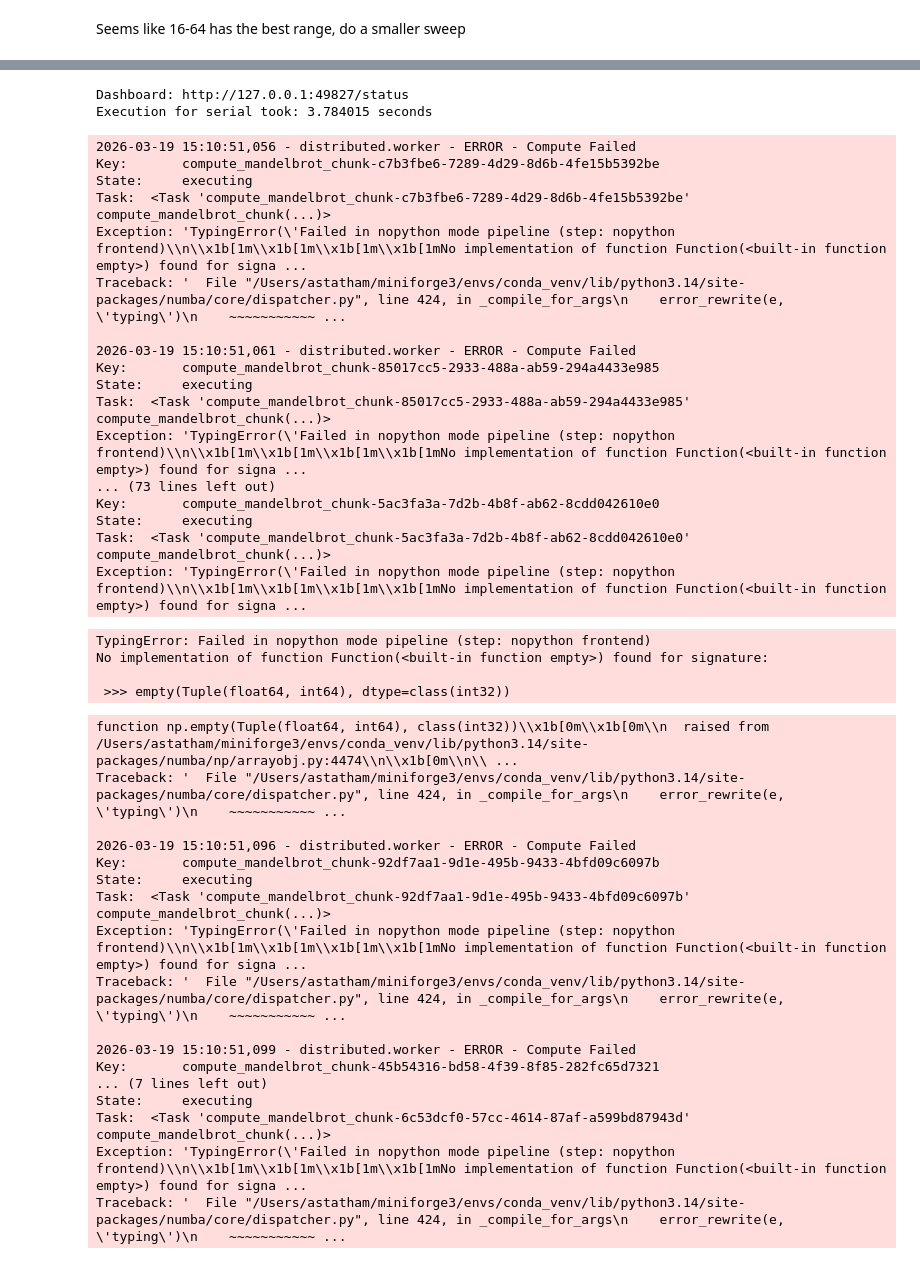
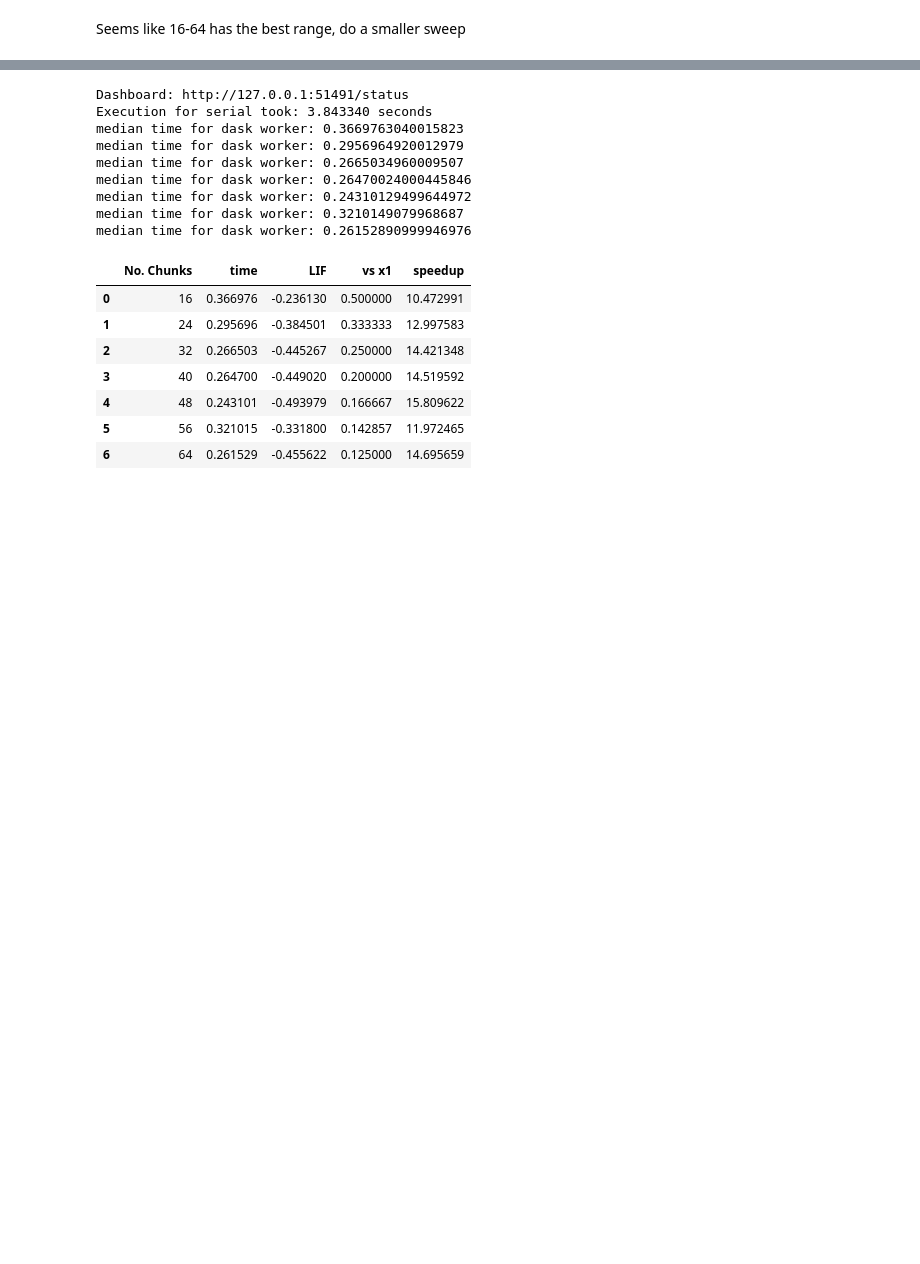
Before and after one commit to Astatham98/NumericalComputingCourse, a Jupyter notebook: performance_notebook.ipynb, the cells around one changed output, grey strips where cells are left out. Saved outputs shown, nothing was run; the diff lists cells and outputs as text; code cells hidden in the pictures; blank space fills up the shorter version.

```diff
--- a/performance_notebook.ipynb
+++ b/performance_notebook.ipynb
@@ -342,7 +342,7 @@ median time for dask worker: 1.8223486999995657
 Seems like 16-64 has the best range, do a smaller sweep
 # %%
 import numpy as np
-chunks = np.linspace(16, 64, 8)
+chunks = np.linspace(16, 64, 7, dtype=int)
 chunks, t_serial = w6_testing(win_size=4096, n_runs=5, testing_chunks=list(chunks))
 df = pd.DataFrame(chunks)
 df_transposed = df.transpose()
@@ -359,41 +359,18 @@ Hosting the HTTP server on port 49827 instead
   warnings.warn(
-Dashboard: http://127.0.0.1:49827/status
-Execution for serial took: 3.784015 seconds
+Dashboard: http://127.0.0.1:51491/status
+Execution for serial took: 3.843340 seconds
+median time for dask worker: 0.3669763040015823
+median time for dask worker: 0.2956964920012979
+median time for dask worker: 0.2665034960009507
+median time for dask worker: 0.26470024000445846
+median time for dask worker: 0.24310129499644972
+median time for dask worker: 0.3210149079968687
+median time for dask worker: 0.26152890999946976
-2026-03-19 15:10:51,056 - distributed.worker - ERROR - Compute Failed
-Key:       compute_mandelbrot_chunk-c7b3fbe6-7289-4d29-8d6b-4fe15b5392be
-State:     executing
-Task:  <Task 'compute_mandelbrot_chunk-c7b3fbe6-7289-4d29-8d6b-4fe15b5392be' compute_mandelbrot_chunk(...)>
-Exception: 'TypingError(\'Failed in nopython mode pipeline (step: nopython frontend)\\n\\x1b[1m\\x1b[1m\\x1b[1m\\x1b[1mNo implementation of function Function(<built-in function empty>) found for signa ...
-Traceback: '  File "/Users/astatham/miniforge3/envs/conda_venv/lib/python3.14/site-packages/numba/core/dispatcher.py", line 424, in _compile_for_args\n    error_rewrite(e, \'typing\')\n    ~~~~~~~~~~~ ...
-
-2026-03-19 15:10:51,061 - distributed.worker - ERROR - Compute Failed
-Key:       compute_mandelbrot_chunk-85017cc5-2933-488a-ab59-294a4433e985
-State:     executing
-Task:  <Task 'compute_mandelbrot_chunk-85017cc5-2933-488a-ab59-294a4433e985' compute_mandelbrot_chunk(...)>
-Exception: 'TypingError(\'Failed in nopython mode pipeline (step: nopython frontend)\\n\\x1b[1m\\x1b[1m\\x1b[1m\\x1b[1mNo implementation of function Function(<built-in function empty>) found for signa ...
-... (73 lines left out)
-Key:       compute_mandelbrot_chunk-5ac3fa3a-7d2b-4b8f-ab62-8cdd042610e0
-State:     executing
-Task:  <Task 'compute_mandelbrot_chunk-5ac3fa3a-7d2b-4b8f-ab62-8cdd042610e0' compute_mandelbrot_chunk(...)>
-Exception: 'TypingError(\'Failed in nopython mode pipeline (step: nopython frontend)\\n\\x1b[1m\\x1b[1m\\x1b[1m\\x1b[1mNo implementation of function Function(<built-in function empty>) found for signa ...
-TypingError: Failed in nopython mode pipeline (step: nopython frontend)
-No implementation of function Function(<built-in function empty>) found for signature:
-
- >>> empty(Tuple(float64, int64), dtype=class(int32))
-function np.empty(Tuple(float64, int64), class(int32))\\x1b[0m\\x1b[0m\\n  raised from /Users/astatham/miniforge3/envs/conda_venv/lib/python3.14/site-packages/numba/np/arrayobj.py:4474\\n\\x1b[0m\\n\\ ...
-Traceback: '  File "/Users/astatham/miniforge3/envs/conda_venv/lib/python3.14/site-packages/numba/core/dispatcher.py", line 424, in _compile_for_args\n    error_rewrite(e, \'typing\')\n    ~~~~~~~~~~~ ...
-
-2026-03-19 15:10:51,096 - distributed.worker - ERROR - Compute Failed
-Key:       compute_mandelbrot_chunk-92df7aa1-9d1e-495b-9433-4bfd09c6097b
-State:     executing
-Task:  <Task 'compute_mandelbrot_chunk-92df7aa1-9d1e-495b-9433-4bfd09c6097b' compute_mandelbrot_chunk(...)>
-Exception: 'TypingError(\'Failed in nopython mode pipeline (step: nopython frontend)\\n\\x1b[1m\\x1b[1m\\x1b[1m\\x1b[1mNo implementation of function Function(<built-in function empty>) found for signa ...
-Traceback: '  File "/Users/astatham/miniforge3/envs/conda_venv/lib/python3.14/site-packages/numba/core/dispatcher.py", line 424, in _compile_for_args\n    error_rewrite(e, \'typing\')\n    ~~~~~~~~~~~ ...
-
-2026-03-19 15:10:51,099 - distributed.worker - ERROR - Compute Failed
-Key:       compute_mandelbrot_chunk-45b54316-bd58-4f39-8f85-282fc65d7321
-... (7 lines left out)
-State:     executing
-Task:  <Task 'compute_mandelbrot_chunk-6c53dcf0-57cc-4614-87af-a599bd87943d' compute_mandelbrot_chunk(...)>
-Exception: 'TypingError(\'Failed in nopython mode pipeline (step: nopython frontend)\\n\\x1b[1m\\x1b[1m\\x1b[1m\\x1b[1mNo implementation of function Function(<built-in function empty>) found for signa ...
-Traceback: '  File "/Users/astatham/miniforge3/envs/conda_venv/lib/python3.14/site-packages/numba/core/dispatcher.py", line 424, in _compile_for_args\n    error_rewrite(e, \'typing\')\n    ~~~~~~~~~~~ ...
+|  | No. Chunks | time | LIF | vs x1 | speedup |
+| 0 | 16 | 0.366976 | -0.236130 | 0.500000 | 10.472991 |
+| 1 | 24 | 0.295696 | -0.384501 | 0.333333 | 12.997583 |
+| 2 | 32 | 0.266503 | -0.445267 | 0.250000 | 14.421348 |
+| 3 | 40 | 0.264700 | -0.449020 | 0.200000 | 14.519592 |
+| 4 | 48 | 0.243101 | -0.493979 | 0.166667 | 15.809622 |
+| 5 | 56 | 0.321015 | -0.331800 | 0.142857 | 11.972465 |
+| 6 | 64 | 0.261529 | -0.455622 | 0.125000 | 14.695659 |
```
Also changed, not shown: parts of 2 cells of this notebook.
